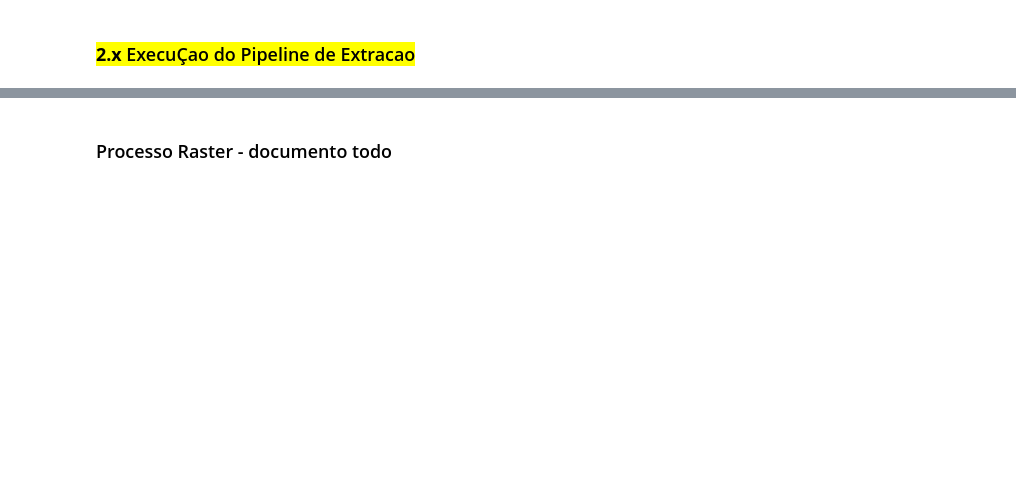
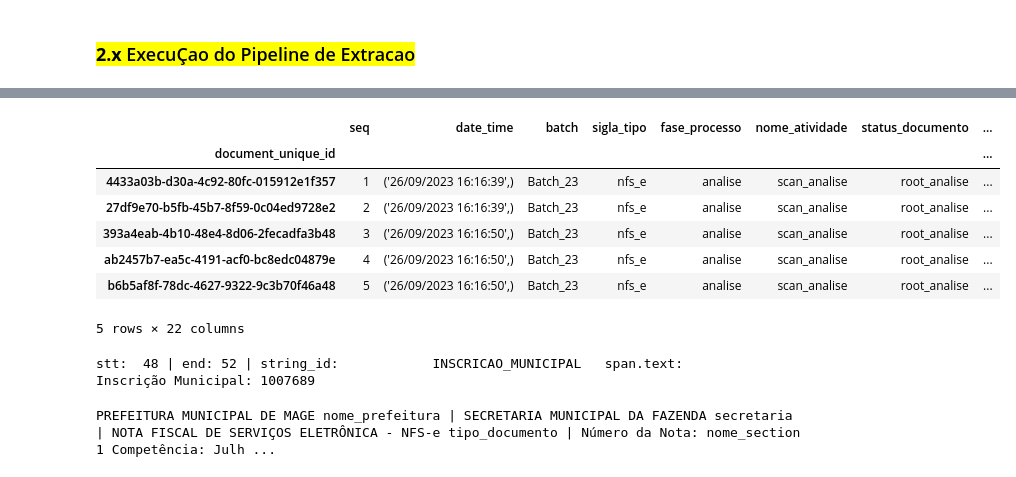
Before and after one commit to Daniel-sdn/extracaoDoc, a Jupyter notebook: 2_extract_pipeline_NLP_V0.ipynb, the cells around one changed output, grey strips where cells are left out. Cells and saved outputs as stored; diff of their text form; code cells hidden in the pictures; blank space fills up the shorter version.

```diff
--- a/2_extract_pipeline_NLP_V0.ipynb
+++ b/2_extract_pipeline_NLP_V0.ipynb
@@ -1870,0 +1990,11 @@ texto_PDF_Pesquisavel
+# %%
+df_root_pipe.head()
+# %% [output]
+|  | seq | date_time | batch | sigla_tipo | fase_processo | nome_atividade | status_documento | ... |
+| document_unique_id |  |  |  |  |  |  |  | ... |
+| 4433a03b-d30a-4c92-80fc-015912e1f357 | 1 | ('26/09/2023 16:16:39',) | Batch_23 | nfs_e | analise | scan_analise | root_analise | ... |
+| 27df9e70-b5fb-45b7-8f59-0c04ed9728e2 | 2 | ('26/09/2023 16:16:39',) | Batch_23 | nfs_e | analise | scan_analise | root_analise | ... |
+| 393a4eab-4b10-48e4-8d06-2fecadfa3b48 | 3 | ('26/09/2023 16:16:50',) | Batch_23 | nfs_e | analise | scan_analise | root_analise | ... |
+| ab2457b7-ea5c-4191-acf0-bc8edc04879e | 4 | ('26/09/2023 16:16:50',) | Batch_23 | nfs_e | analise | scan_analise | root_analise | ... |
+| b6b5af8f-78dc-4627-9322-9c3b70f46a48 | 5 | ('26/09/2023 16:16:50',) | Batch_23 | nfs_e | analise | scan_analise | root_analise | ... |
+5 rows × 22 columns
@@ -1871,6 +2003,19 @@ texto_PDF_Pesquisavel
+# %%
+doc = nlp(texto)
+
+# Executar o Matcher no Doc
+matches = matcher(doc)
+
+# Exibir os resultados
+for match_id, start, end in matches:
+    string_id = nlp.vocab.strings[match_id]  # Obter a string de identificação
+    span = doc[start:end]  # Obter o trecho correspondente
+    print(f'\nstt: {start:>3} | end:{end:>3} | string_id: {string_id:>30}   span.text:{span.text:>45} ')
+# %% [output]
+stt:  48 | end: 52 | string_id:            INSCRICAO_MUNICIPAL   span.text:                 Inscrição Municipal: 1007689
 # %%
-doc, tokens, ents = show_ent_new(texto_PDF_Pesquisavel, patterns=patterns)
+doc, tokens, ents = show_ent_new(texto, patterns=patterns)
 
 displacy.render(doc, style="ent", options={"colors": colors})
+# %% [output]
+PREFEITURA MUNICIPAL DE MAGE nome_prefeitura | SECRETARIA MUNICIPAL DA FAZENDA secretaria | NOTA FISCAL DE SERVIÇOS ELETRÔNICA - NFS-e tipo_documento | Número da Nota: nome_section 1 Competência: Julh ...
-# %% [markdown]
-### Processo Raster - documento todo
```
Also changed, not shown: parts of 98 cells of this notebook, 5 other files.
